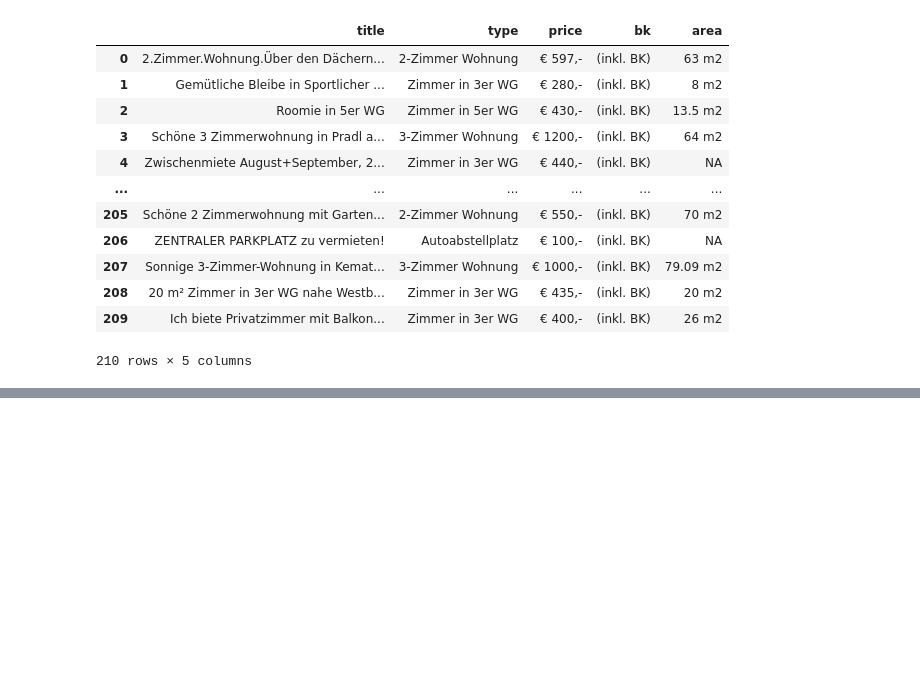
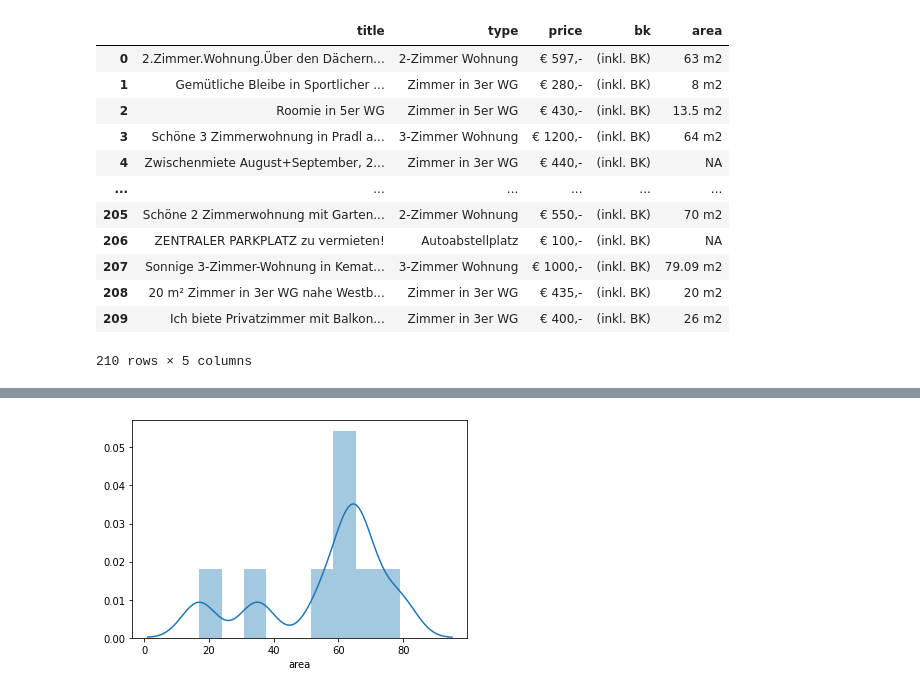
Before and after one commit to tchintchie/whgscraper, a Jupyter notebook: soup.ipynb, the cells around one changed output, grey strips where cells are left out. Saved outputs shown, nothing was run; the diff lists cells and outputs as text; code cells hidden in the pictures; blank space fills up the shorter version.

```diff
--- a/soup.ipynb
+++ b/soup.ipynb
@@ -174,0 +221,5 @@ all_content
+# %%
+sns.distplot(no_wg.area)
+plt.show()
+# %% [output]
+[figure, added]
```
Also changed, not shown: parts of 17 cells of this notebook.
